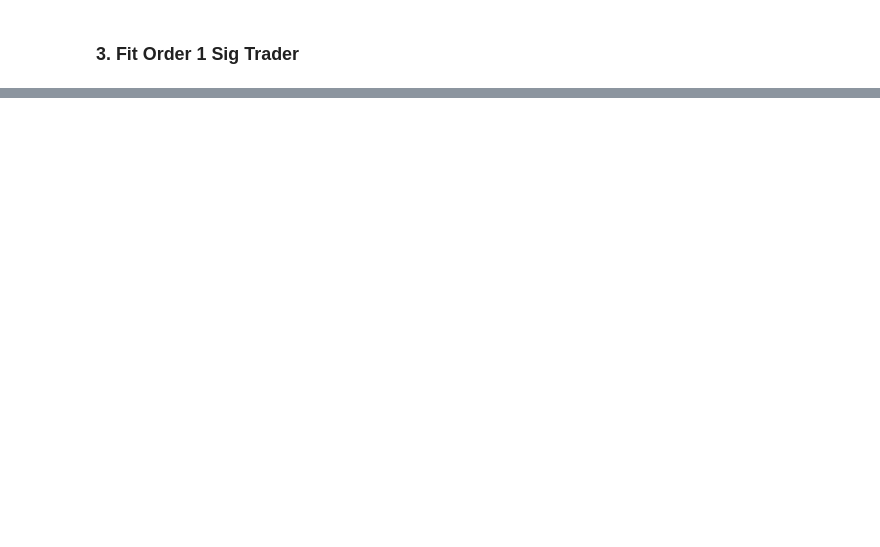
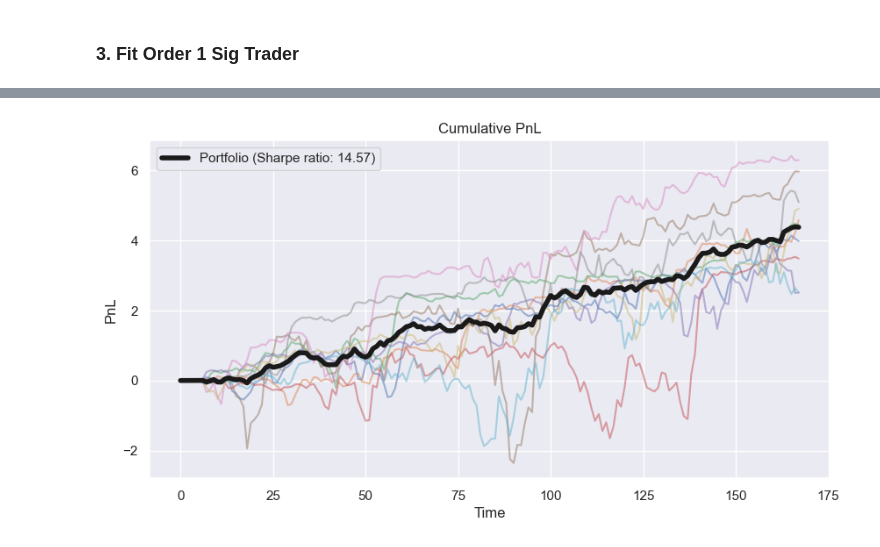
Before and after one commit to gaetanX21/SigTrading, a Jupyter notebook: src/pairs_trading_clean.ipynb, the cells around one changed output, grey strips where cells are left out. Cells and saved outputs as stored; diff of their text form; code cells hidden in the pictures; blank space fills up the shorter version.

```diff
--- a/src/pairs_trading_clean.ipynb
+++ b/src/pairs_trading_clean.ipynb
@@ -364,0 +197,42 @@ Sharpe ratio: 7.427604675292969
+# %%
+n_traded_pairs = 10 # we trade 20 pairs (uncorrelated) from the batch
+oos_all_hourly_pnl = torch.zeros(n_traded_pairs, n_points) # hourly pnl for each pair
+
+# new, out-of-sample data
+oos_price_paths = generate_synthetic_pairs(n_traded_pairs, n_years, delta_t, X_0, Y_0, sigma_x, sigma_y, kappa)
+oos_info_data = torch.zeros((n_traded_pairs, n_points, 0)) # no info data
+
+for i in range(n_traded_pairs):
+    # trading on the i-th pair in the batch
+    X = oos_price_paths[i,:,:]
+    f = oos_info_data[i,:,:]
+    xi = ts.trade(X, f)
+    hourly_pnl_each_asset = ts.compute_pnl(X, xi) # daily pnl on this pair
+    hourly_pnl_pair = torch.sum(hourly_pnl_each_asset, dim=1) # daily pnl of the pair (sum of pnl for each asset)
+    oos_all_hourly_pnl[i,1:] = hourly_pnl_pair
+
+oos_portfolio_hourly_pnl = torch.sum(oos_all_hourly_pnl, dim=0) # daily pnl of the portfolio (sum of pnl for each pairs)
+oos_portfolio_cum_pnl = torch.cumsum(oos_portfolio_hourly_pnl, dim=0) # cumulative pnl of the portfolio
+# %%
+# plot the cumulative pnl of the portfolio
+plt.figure(figsize=(10,5))
+# plot the cumulative pnl of each pair we trade
+for i in range(n_traded_pairs):
+    plt.plot(torch.cumsum(oos_all_hourly_pnl[i,:], dim=0), alpha=0.5)
+
+# plot the cumulative pnl of the portfolio
+rescaled_oos_portfolio_cum_pnl = oos_portfolio_cum_pnl/n_traded_pairs
+
+oos_portfolio_mean_return = torch.mean(oos_portfolio_hourly_pnl)
+oos_portfolio_std_return = torch.std(oos_portfolio_hourly_pnl)
+oos_portfolio_sharpe_ratio = oos_portfolio_mean_return/oos_portfolio_std_return * np.sqrt(freq)
+
+plt.plot(rescaled_oos_portfolio_cum_pnl, lw=4, color='k', label=f'Portfolio (Sharpe ratio: {oos_portfolio_sharpe_ratio:.2f})')
+plt.legend()
+
+plt.title("Cumulative PnL")
+plt.xlabel("Time")
+plt.ylabel("PnL")
+plt.show()
+# %% [output]
+[figure, added]
```
Also changed, not shown: parts of 25 cells of this notebook, 5 other files.
